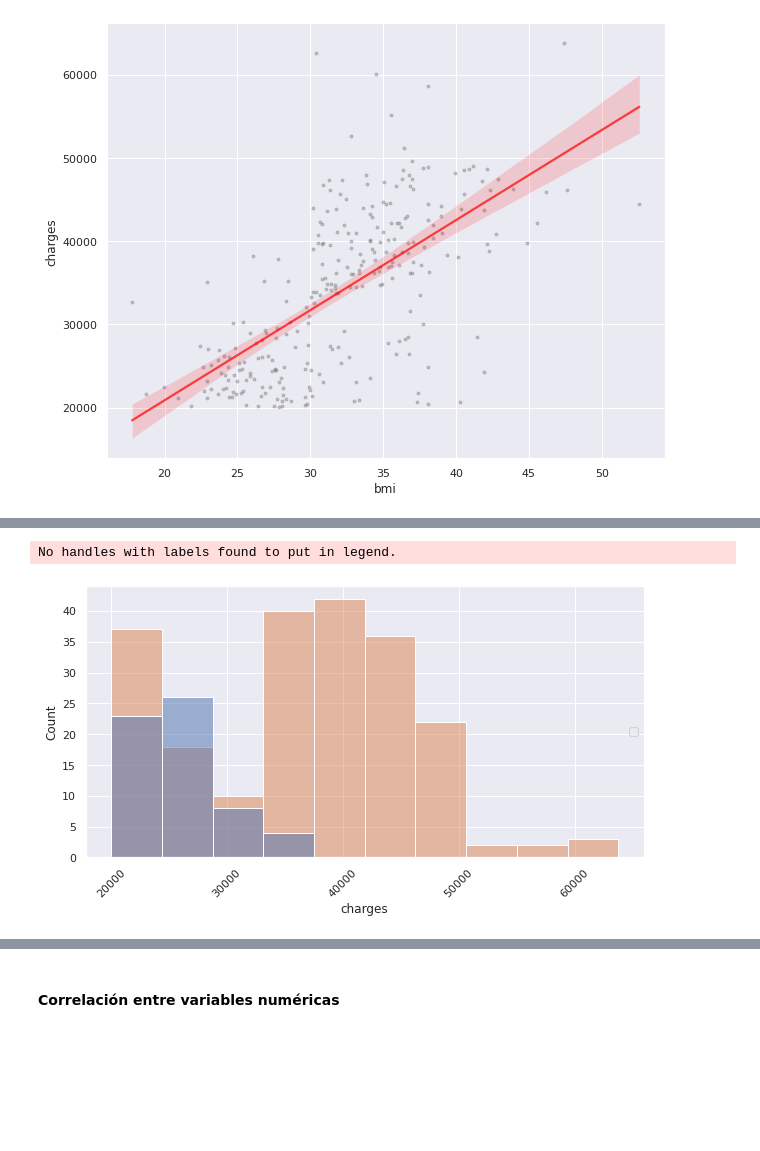
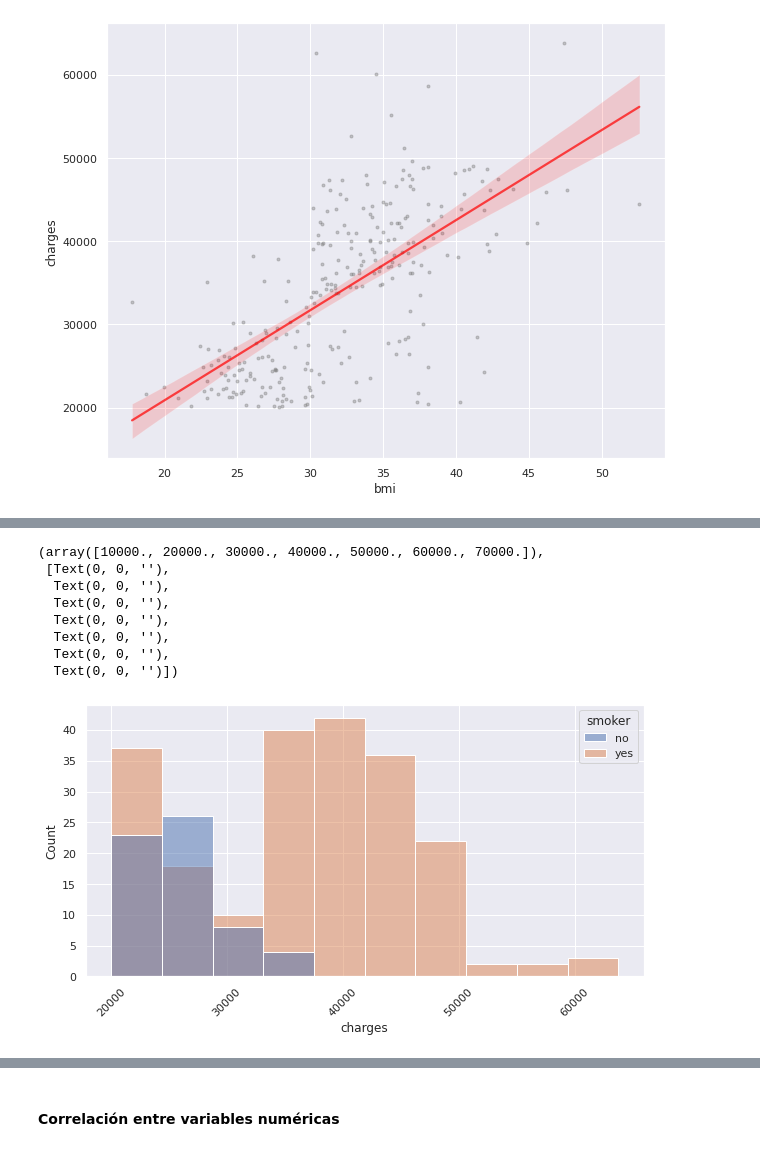
Before and after one commit to Adalab/DA-modulo-3-sprint-1-ana-anak, a Jupyter notebook: 01-RL-ML-Intro.ipynb, the cells around one changed output, grey strips where cells are left out. Drawn from its saved outputs; the diff is of its cells as text; code cells hidden in the pictures; blank space fills up the shorter version.

```diff
--- a/01-RL-ML-Intro.ipynb
+++ b/01-RL-ML-Intro.ipynb
@@ -666,8 +685,15 @@ sns.regplot(
 # %%
 plt.figure(figsize = (10,5))  # establecemos el tamaño de la gráfica
 sns.histplot(data =df4, x = "charges", hue = "smoker")
 plt.xticks(rotation = 45) # rotamos las etiquetas del eje x para que estén a 45 grados
-plt.legend( bbox_to_anchor=(1, 0.5));
+#plt.legend( bbox_to_anchor=(1, 0.5));
 # %% [output]
-No handles with labels found to put in legend.
+(array([10000., 20000., 30000., 40000., 50000., 60000., 70000.]),
+ [Text(0, 0, ''),
+  Text(0, 0, ''),
+  Text(0, 0, ''),
+  Text(0, 0, ''),
+  Text(0, 0, ''),
+  Text(0, 0, ''),
+  Text(0, 0, '')])
-[figure, old version]
+[figure, new version]
```
Also changed, not shown: parts of 5 cells of this notebook.
